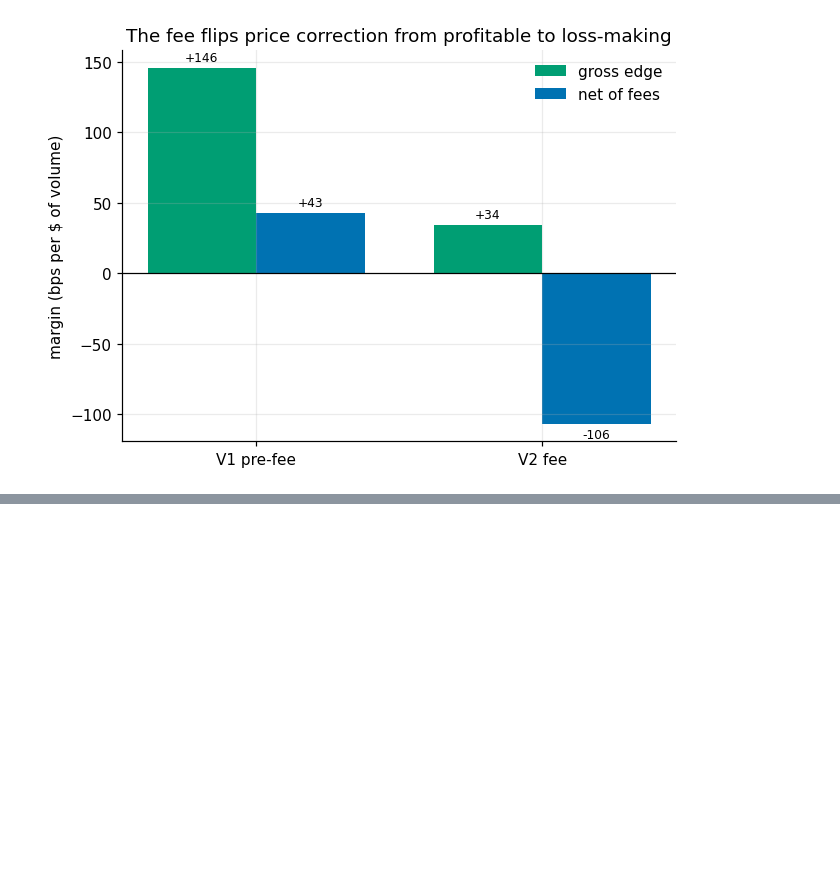
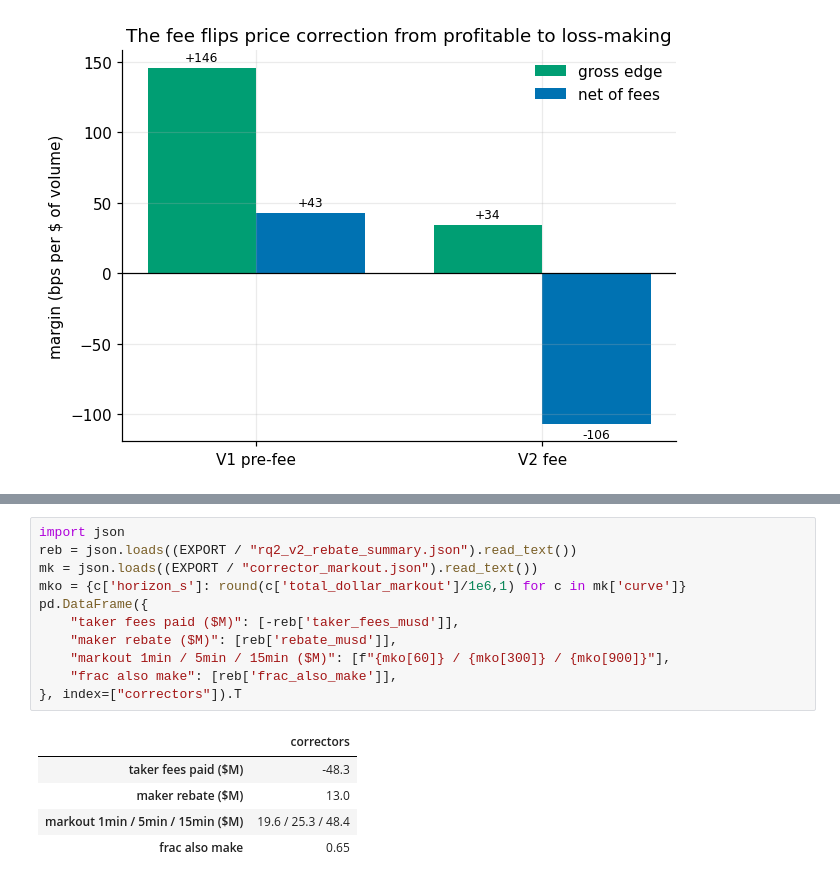
Before and after one commit to SoweluAvanzo/intelliFi_anomaly_detection, a Jupyter notebook: notebooks/fee_effects.ipynb, the cells around one changed output, grey strips where cells are left out. Saved outputs shown, nothing was run; the diff lists cells and outputs as text; blank space fills up the shorter version.

```diff
--- a/notebooks/fee_effects.ipynb
+++ b/notebooks/fee_effects.ipynb
@@ -154,0 +159,17 @@ F.fig_rq2_prepost(rq2_v1, rq2)
+# %%
+import json
+reb = json.loads((EXPORT / "rq2_v2_rebate_summary.json").read_text())
+mk = json.loads((EXPORT / "corrector_markout.json").read_text())
+mko = {c['horizon_s']: round(c['total_dollar_markout']/1e6,1) for c in mk['curve']}
+pd.DataFrame({
+    "taker fees paid ($M)": [-reb['taker_fees_musd']],
+    "maker rebate ($M)": [reb['rebate_musd']],
+    "markout 1min / 5min / 15min ($M)": [f"{mko[60]} / {mko[300]} / {mko[900]}"],
+    "frac also make": [reb['frac_also_make']],
+}, index=["correctors"]).T
+# %% [output]
+|  | correctors |
+| taker fees paid ($M) | -48.3 |
+| maker rebate ($M) | 13.0 |
+| markout 1min / 5min / 15min ($M) | 19.6 / 25.3 / 48.4 |
+| frac also make | 0.65 |
```
Also changed, not shown: parts of 4 cells of this notebook, 10 other files.
